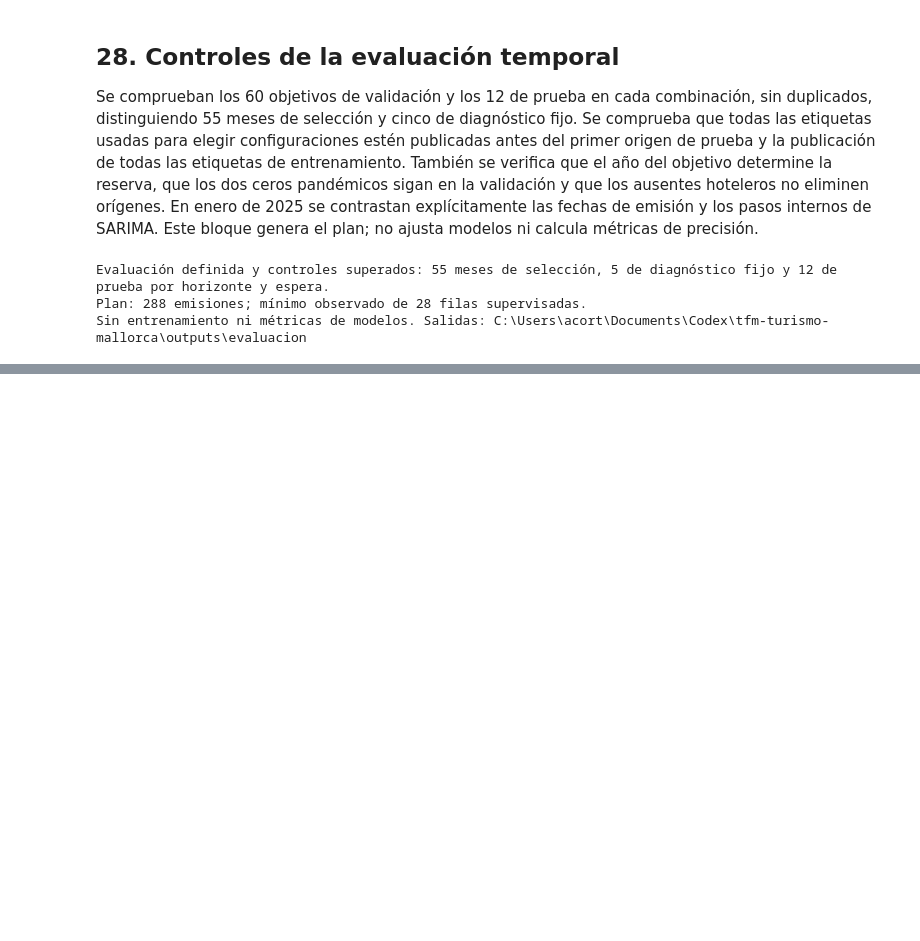
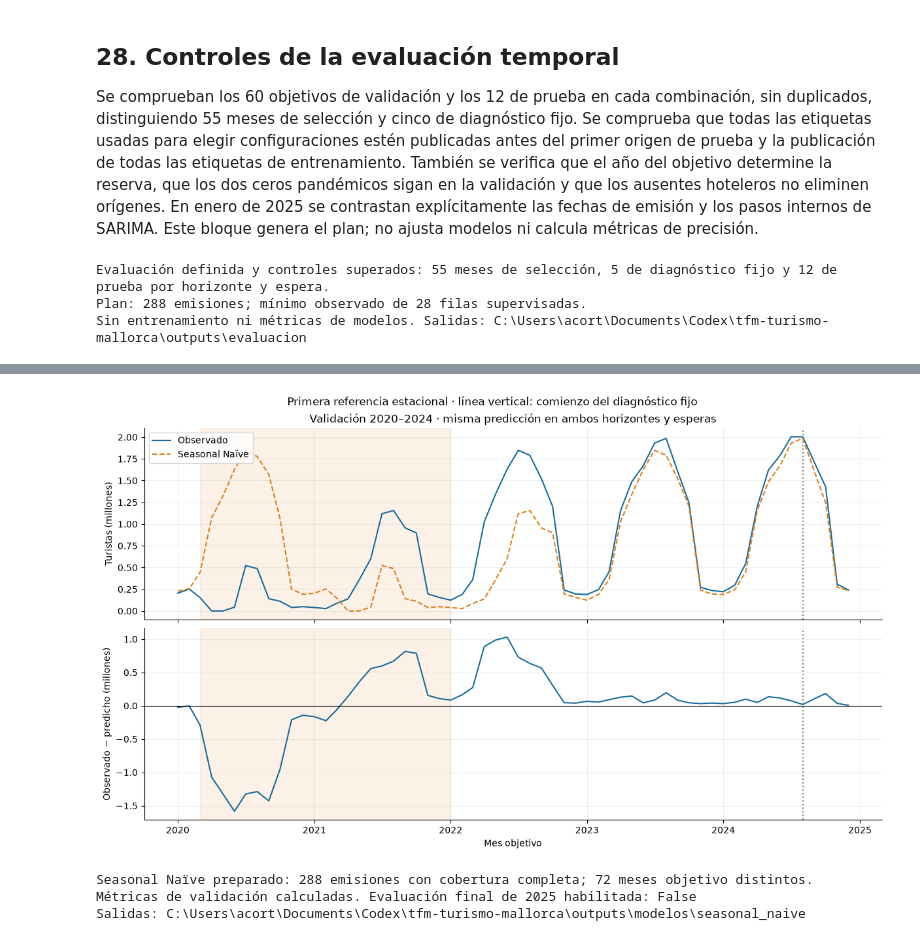
Before and after one commit to acortes99/tfm-turismo-mallorca, a Jupyter notebook: tfm-turismo-viu.ipynb, the cells around one changed output, grey strips where cells are left out. Cells and saved outputs as stored; diff of their text form; code cells hidden in the pictures; blank space fills up the shorter version.

Commit message:
Implementar y validar Seasonal Naïve como referencia de predicción turística

```diff
--- a/tfm-turismo-viu.ipynb
+++ b/tfm-turismo-viu.ipynb
@@ -1555,0 +1666,72 @@ Sin entrenamiento ni métricas de modelos. Salidas: C:\Users\acort\Documents\Cod
+# %%
+expected_keys = evaluation_plan[["escenario", "horizonte", "mes_origen", "mes_objetivo"]].reset_index(drop=True)
+pd.testing.assert_frame_equal(expected_keys, baseline_predictions[expected_keys.columns].reset_index(drop=True))
+assert len(baseline_predictions) == 288 and baseline_predictions.estado_ejecucion.eq("ok").all()
+assert baseline_predictions.fecha_operativa_referencia.le(baseline_predictions.fecha_corte).all()
+for row in baseline_predictions.itertuples(index=False):
+    X = prediction_sets[(row.escenario, row.horizonte)][0]
+    assert row.prediccion == X.at[row.mes_origen, "turistas_mismo_mes_ano_anterior"]
+assert baseline_predictions.groupby("mes_objetivo").prediccion.nunique().eq(1).all()
+if not EVALUATE_FINAL_2025:
+    final_rows = baseline_predictions.uso.eq("prueba_final")
+    assert baseline_predictions.loc[final_rows, ["observado", "error"]].isna().all().all()
+    assert baseline_metrics.loc[baseline_metrics.papel.eq("prueba_final"), "n_puntuados"].eq(0).all()
+    assert baseline_metrics.loc[baseline_metrics.papel.eq("prueba_final"), ["MAE", "RMSE"]].isna().all().all()
+
+# Serie sintética con meses inequívocos: enero 2025 debe copiar enero 2024, no octubre 2024.
+toy_dates = pd.date_range("2023-01-01", "2025-12-01", freq="MS")
+toy = pd.DataFrame({"turistas": np.arange(len(toy_dates), dtype=float), "turistas_estado": "A"}, index=toy_dates)
+assert seasonal_naive_forecast(toy, "2024-12-01", "2025-01-01")["prediccion"] == 12
+assert seasonal_naive_forecast(toy, "2024-10-01", "2025-01-01")["prediccion"] == 12
+late = seasonal_naive_forecast(toy, "2024-12-01", "2025-01-01",
+    dates={("turistas", pd.Timestamp("2024-01-01")): pd.Timestamp("2025-01-02")})
+assert late["estado_ejecucion"] == "referencia_no_publicada" and pd.isna(late["prediccion"])
+toy.loc["2024-01-01", "turistas"] = np.nan
+assert seasonal_naive_forecast(toy, "2024-12-01", "2025-01-01")["estado_ejecucion"] == "referencia_ausente"
+zero = seasonal_naive_forecast(master, "2021-01-01", "2021-04-01")
+assert zero["prediccion"] == 0 and zero["estado_referencia"] == "U"
+changed_master = master.copy(deep=True)
+changed_master.loc["2025":, "turistas"] = 99999999
+for row in baseline_predictions.loc[baseline_predictions.uso.eq("prueba_final")].itertuples(index=False):
+    changed_forecast = seasonal_naive_forecast(changed_master, row.mes_origen, row.mes_objetivo,
+        0 if row.escenario == "base" else 1, verified_dates)
+    assert changed_forecast["prediccion"] == row.prediccion
+# Comprobación independiente de las fórmulas sobre tres errores conocidos.
+toy_errors = pd.DataFrame({"grupo": "ejemplo", "evaluacion_habilitada": True, "estado_ejecucion": "ok",
+    "observado": [0., 10., 20.], "prediccion": [2., 7., 16.], "error": [-2., 3., 4.]})
+toy_scores = summarize_forecast_errors(toy_errors, ["grupo"]).iloc[0]
+assert np.isclose(toy_scores.MAE, 3.) and np.isclose(toy_scores.RMSE, np.sqrt(29/3))
+
+plot_rows = baseline_predictions.loc[baseline_predictions.escenario.eq("base")
+    & baseline_predictions.horizonte.eq(1) & baseline_predictions.uso.eq("validacion")]
+fig, axes = plt.subplots(2, 1, figsize=(12, 7), sharex=True, constrained_layout=True)
+axes[0].plot(plot_rows.mes_objetivo, plot_rows.observado/1e6, label="Observado", color="#176b9b")
+axes[0].plot(plot_rows.mes_objetivo, plot_rows.prediccion/1e6, label="Seasonal Naïve", color="#dd7f19", ls="--")
+axes[0].set(ylabel="Turistas (millones)", title="Validación 2020–2024 · misma predicción en ambos horizontes y esperas")
+axes[0].legend()
+axes[1].plot(plot_rows.mes_objetivo, plot_rows.error/1e6, color="#176b9b")
+axes[1].axhline(0, color="black", lw=.8)
+axes[1].set(ylabel="Observado − predicho (millones)", xlabel="Mes objetivo")
+for ax in axes:
+    ax.axvspan(pd.Timestamp("2020-03-01"), pd.Timestamp("2021-12-31"), color="#dd7f19", alpha=.1)
+    ax.axvline(SELECTION_TARGET_END + pd.DateOffset(months=1), color="gray", ls=":")
+fig.suptitle("Primera referencia estacional · línea vertical: comienzo del diagnóstico fijo")
+fig.savefig(BASELINE_DIR / "validacion_seasonal_naive.png", dpi=150)
+plt.show()
+plt.close(fig)
+baseline_manifest = {"modelo": "Seasonal Naive", "periodo_estacional": 12,
+    "formula": "prediccion del objetivo s = turistas de s-12, si ya publicado",
+    "emisiones": len(baseline_predictions), "objetivos_distintos": 72,
+    "evaluacion_final_2025_habilitada": EVALUATE_FINAL_2025,
+    "sin_parametros_estimados": True, "sin_imputacion": True,
+    "hash_maestro": feature_manifest["maestro_sha256"],
+    "protocolo": evaluation_protocol, "controles": "superados"}
+(BASELINE_DIR / "ejecucion.json").write_text(json.dumps(baseline_manifest, ensure_ascii=False, indent=2), encoding="utf-8")
+print("Seasonal Naïve preparado: 288 emisiones con cobertura completa; 72 meses objetivo distintos.")
+print("Métricas de validación calculadas. Evaluación final de 2025 habilitada:", EVALUATE_FINAL_2025)
+print("Salidas:", BASELINE_DIR)
+# %% [output]
+[figure, added]
+Seasonal Naïve preparado: 288 emisiones con cobertura completa; 72 meses objetivo distintos.
+Métricas de validación calculadas. Evaluación final de 2025 habilitada: False
+Salidas: C:\Users\acort\Documents\Codex\tfm-turismo-mallorca\outputs\modelos\seasonal_naive
```
Also changed, not shown: parts of 3 cells of this notebook, 7 other files.
